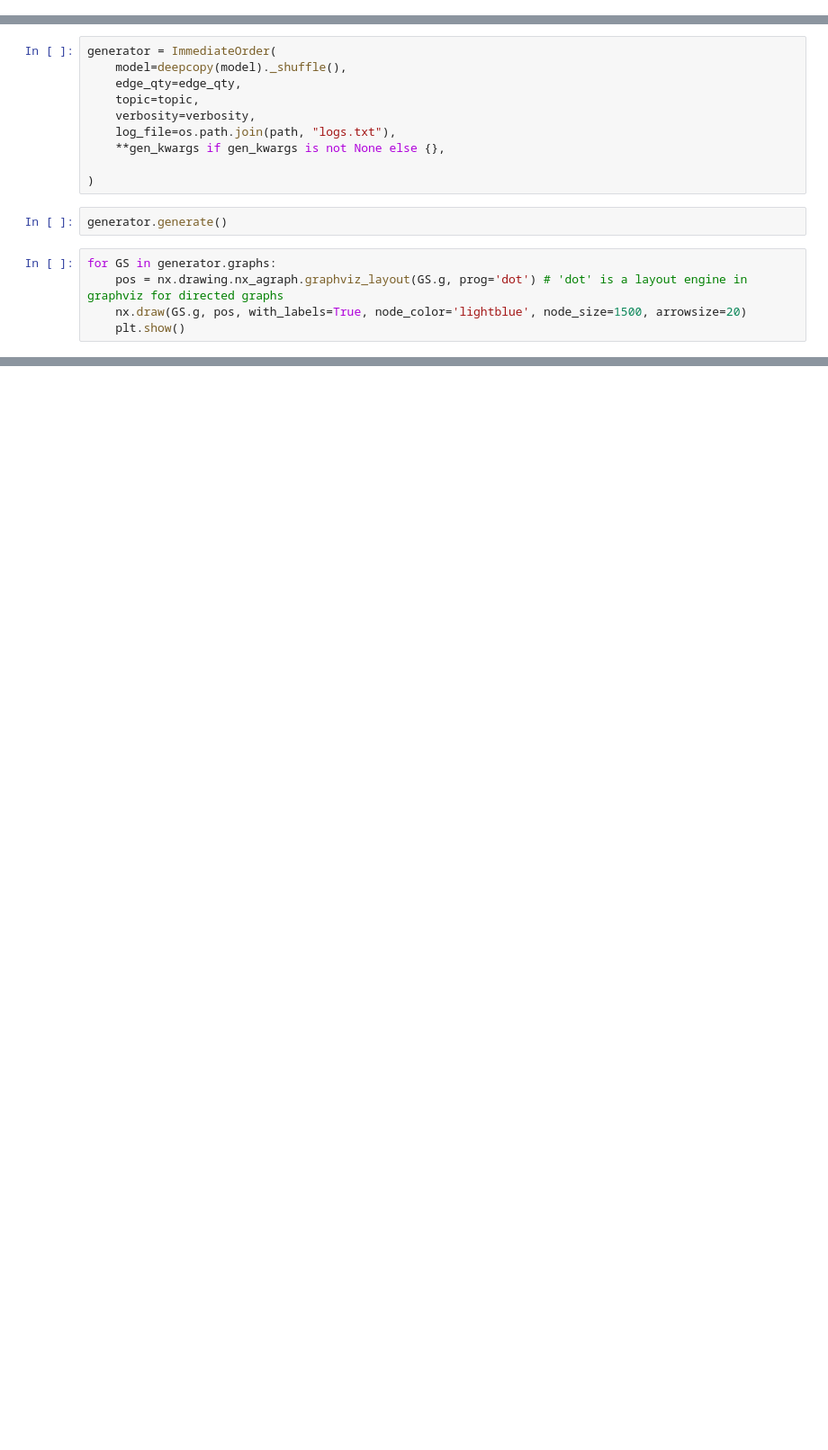
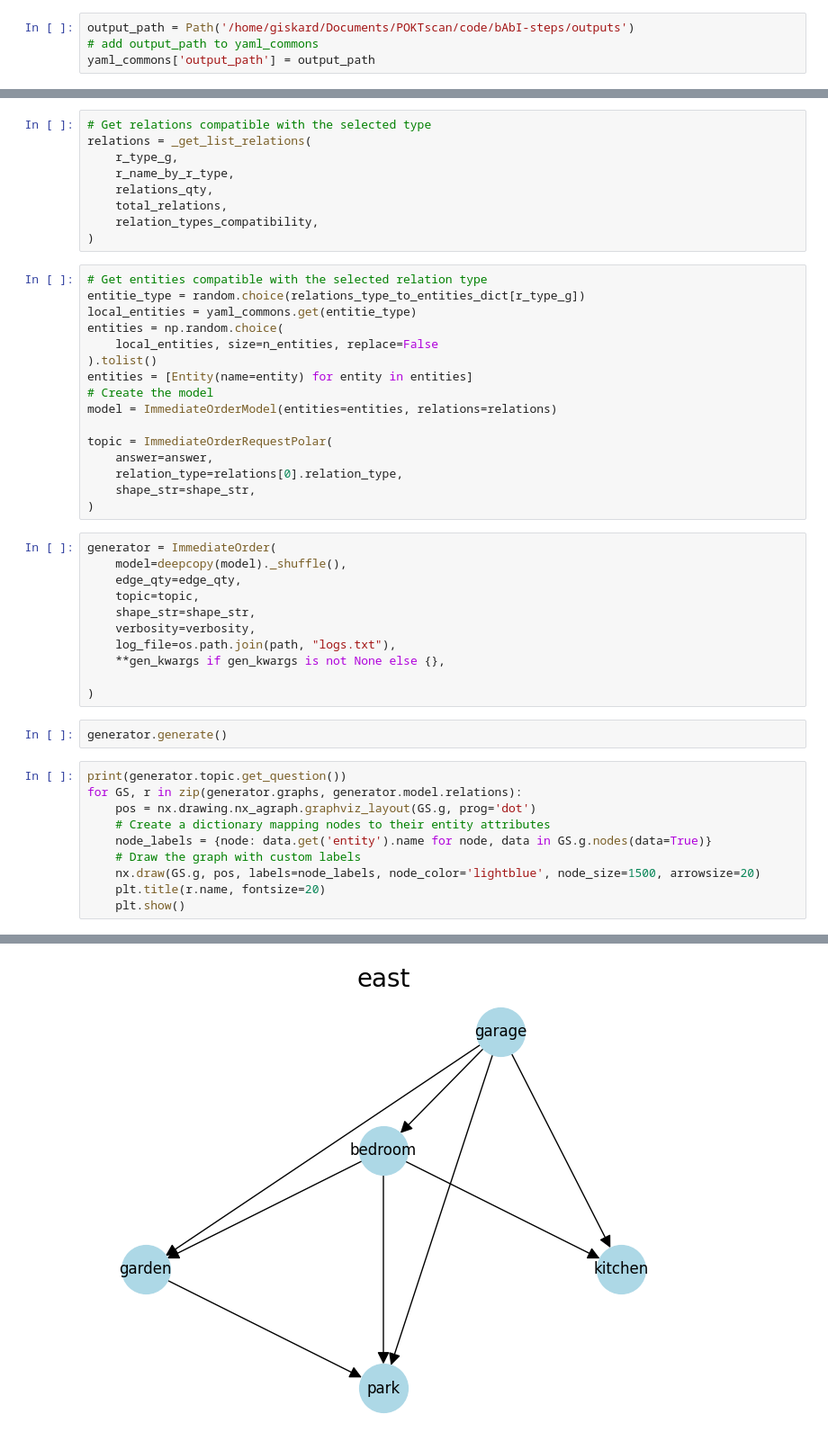
Before and after one commit to pnyxai/bAbI-steps, a Jupyter notebook: examples/InmediateOrder.ipynb, the cells around one changed output, grey strips where cells are left out. Shown at 90% size. Saved outputs shown, nothing was run; the diff lists cells and outputs as text; blank space fills up the shorter version.

Commit message:
Completed ImmediateOrderRequestPolar

```diff
--- a/examples/InmediateOrder.ipynb
+++ b/examples/InmediateOrder.ipynb
@@ -34,0 +36,4 @@ gen_kwargs = {}
+# %%
+output_path = Path('/home/giskard/Documents/POKTscan/code/bAbI-steps/outputs')
+# add output_path to yaml_commons
+yaml_commons['output_path'] = output_path
@@ -35,8 +65,34 @@ gen_kwargs = {}
+# %%
+# Get relations compatible with the selected type
+relations = _get_list_relations(
+    r_type_g,
+    r_name_by_r_type,
+    relations_qty,
+    total_relations,
+    relation_types_compatibility,
+)
+# %%
+# Get entities compatible with the selected relation type
+entitie_type = random.choice(relations_type_to_entities_dict[r_type_g])
+local_entities = yaml_commons.get(entitie_type)
+entities = np.random.choice(
+    local_entities, size=n_entities, replace=False
+).tolist()
+entities = [Entity(name=entity) for entity in entities]
+# Create the model
+model = ImmediateOrderModel(entities=entities, relations=relations)
+
+topic = ImmediateOrderRequestPolar(
+    answer=answer,
+    relation_type=relations[0].relation_type,
+    shape_str=shape_str,
+)
 # %%
 generator = ImmediateOrder(
     model=deepcopy(model)._shuffle(),
     edge_qty=edge_qty,
     topic=topic,
+    shape_str=shape_str,
     verbosity=verbosity,
     log_file=os.path.join(path, "logs.txt"),
     **gen_kwargs if gen_kwargs is not None else {},
@@ -45,7 +101,13 @@ generator = ImmediateOrder(
 # %%
 generator.generate()
 # %%
-for GS in generator.graphs:
-    pos = nx.drawing.nx_agraph.graphviz_layout(GS.g, prog='dot') # 'dot' is a layout engine in graphviz for directed graphs
-    nx.draw(GS.g, pos, with_labels=True, node_color='lightblue', node_size=1500, arrowsize=20)
+print(generator.topic.get_question())
+for GS, r in zip(generator.graphs, generator.model.relations):
+    pos = nx.drawing.nx_agraph.graphviz_layout(GS.g, prog='dot')
+    # Create a dictionary mapping nodes to their entity attributes
+    node_labels = {node: data.get('entity').name for node, data in GS.g.nodes(data=True)}
+    # Draw the graph with custom labels
+    nx.draw(GS.g, pos, labels=node_labels, node_color='lightblue', node_size=1500, arrowsize=20)
+    plt.title(r.name, fontsize=20)
     plt.show()
+# %% [output]
@@ -51,0 +115 @@ for GS in generator.graphs:
+[figure, added]
```
Also changed, not shown: parts of 9 cells of this notebook, 15 other files.
